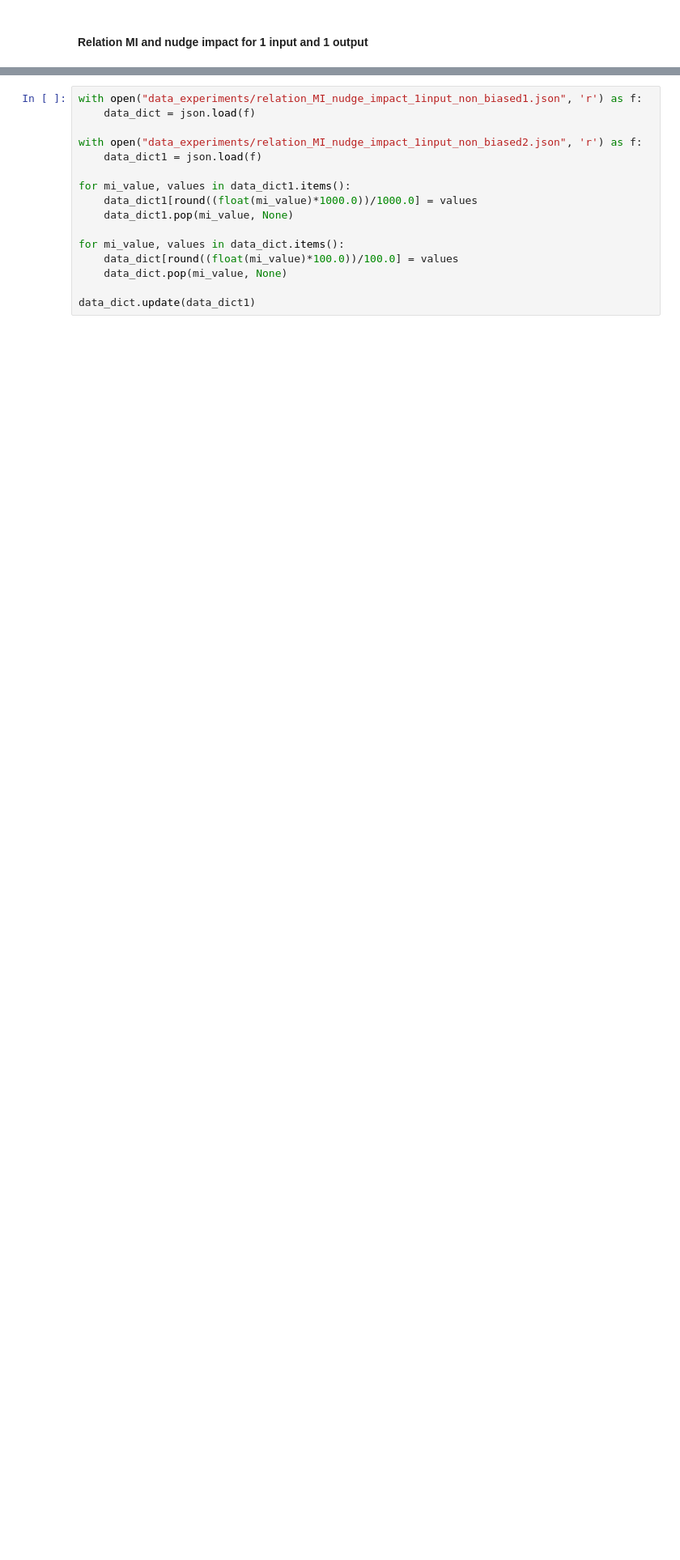
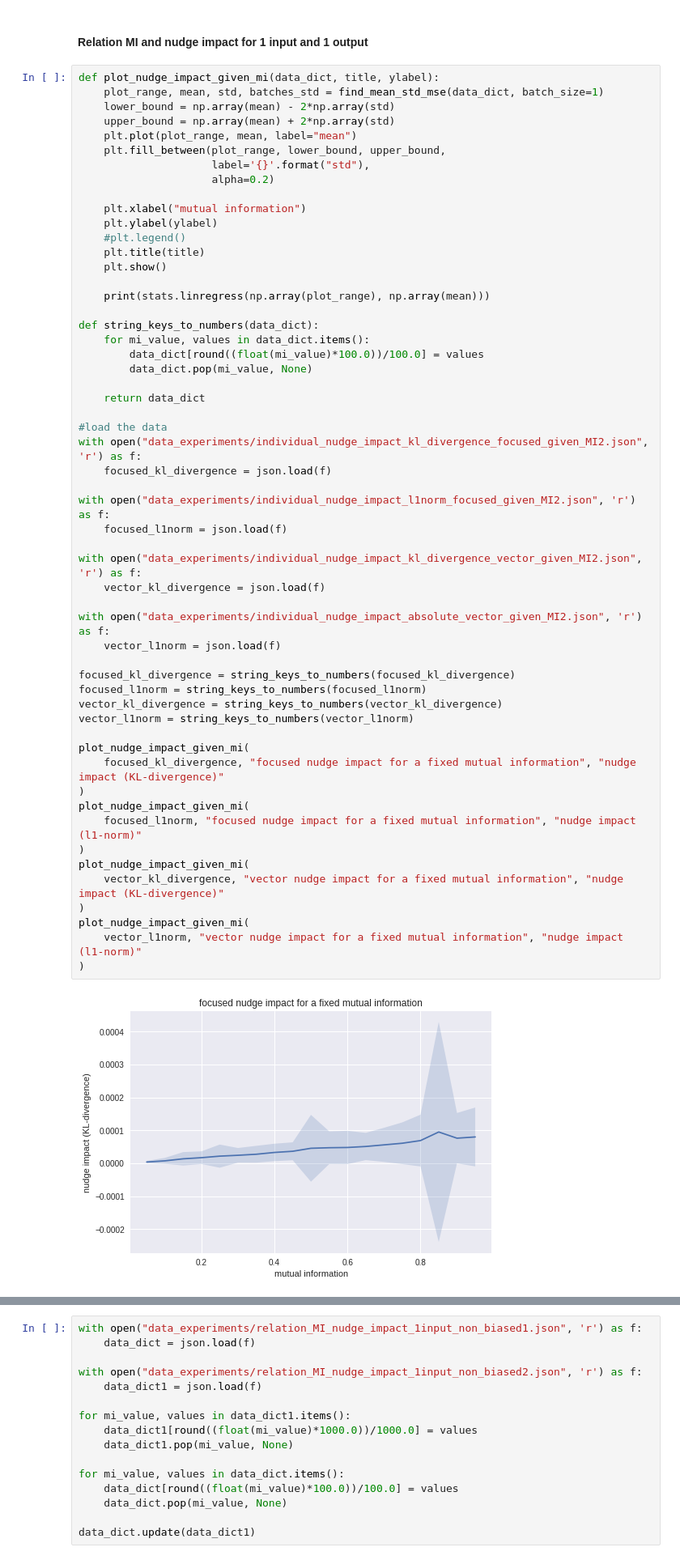
Before and after one commit to cjidboon94/master_thesis, a Jupyter notebook: combine_data3.ipynb, the cells around one changed output, grey strips where cells are left out. Shown: that part at 81% size. Cells and saved outputs as stored; diff of their text form; blank space fills up the shorter version.

```diff
--- a/combine_data3.ipynb
+++ b/combine_data3.ipynb
@@ -471,2 +518,59 @@ for var, impact_nudges_and_mi in dict_to_use.items():
 # %% [markdown]
 #### Relation MI and nudge impact for 1 input and 1 output
+# %%
+def plot_nudge_impact_given_mi(data_dict, title, ylabel):
+    plot_range, mean, std, batches_std = find_mean_std_mse(data_dict, batch_size=1)
+    lower_bound = np.array(mean) - 2*np.array(std)
+    upper_bound = np.array(mean) + 2*np.array(std)
+    plt.plot(plot_range, mean, label="mean")
+    plt.fill_between(plot_range, lower_bound, upper_bound,
+                     label='{}'.format("std"),
+                     alpha=0.2)
+
+    plt.xlabel("mutual information")
+    plt.ylabel(ylabel)
+    #plt.legend()
+    plt.title(title)
+    plt.show()
+
+    print(stats.linregress(np.array(plot_range), np.array(mean)))
+
+def string_keys_to_numbers(data_dict):
+    for mi_value, values in data_dict.items():
+        data_dict[round((float(mi_value)*100.0))/100.0] = values
+        data_dict.pop(mi_value, None)
+
+    return data_dict
+
+#load the data
+with open("data_experiments/individual_nudge_impact_kl_divergence_focused_given_MI2.json", 'r') as f:
+    focused_kl_divergence = json.load(f)
+
+with open("data_experiments/individual_nudge_impact_l1norm_focused_given_MI2.json", 'r') as f:
+    focused_l1norm = json.load(f)
+
+with open("data_experiments/individual_nudge_impact_kl_divergence_vector_given_MI2.json", 'r') as f:
+    vector_kl_divergence = json.load(f)
+
+with open("data_experiments/individual_nudge_impact_absolute_vector_given_MI2.json", 'r') as f:
+    vector_l1norm = json.load(f)
+
+focused_kl_divergence = string_keys_to_numbers(focused_kl_divergence)
+focused_l1norm = string_keys_to_numbers(focused_l1norm)
+vector_kl_divergence = string_keys_to_numbers(vector_kl_divergence)
+vector_l1norm = string_keys_to_numbers(vector_l1norm)
+
+plot_nudge_impact_given_mi(
+    focused_kl_divergence, "focused nudge impact for a fixed mutual information", "nudge impact (KL-divergence)"
+)
+plot_nudge_impact_given_mi(
+    focused_l1norm, "focused nudge impact for a fixed mutual information", "nudge impact (l1-norm)"
+)
+plot_nudge_impact_given_mi(
+    vector_kl_divergence, "vector nudge impact for a fixed mutual information", "nudge impact (KL-divergence)"
+)
+plot_nudge_impact_given_mi(
+    vector_l1norm, "vector nudge impact for a fixed mutual information", "nudge impact (l1-norm)"
+)
+# %% [output]
+[figure, added]
```
Also changed, not shown: parts of 12 cells of this notebook.
